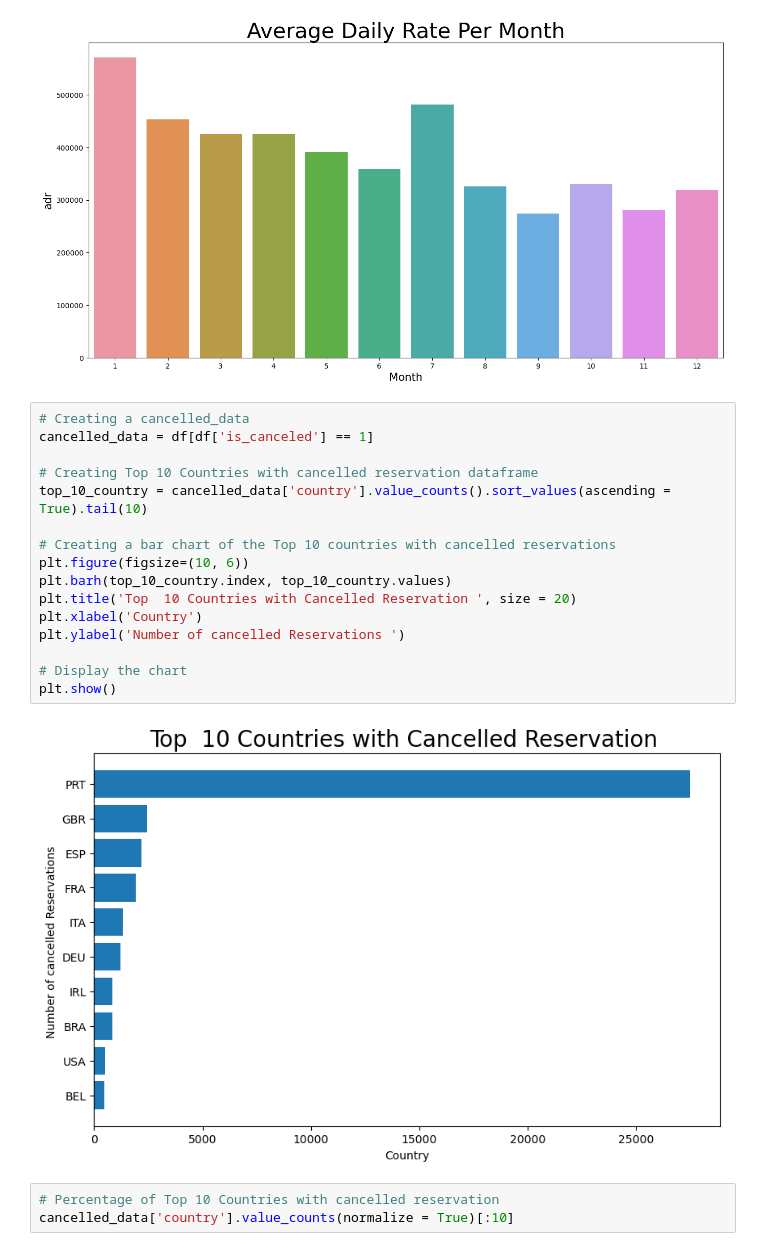
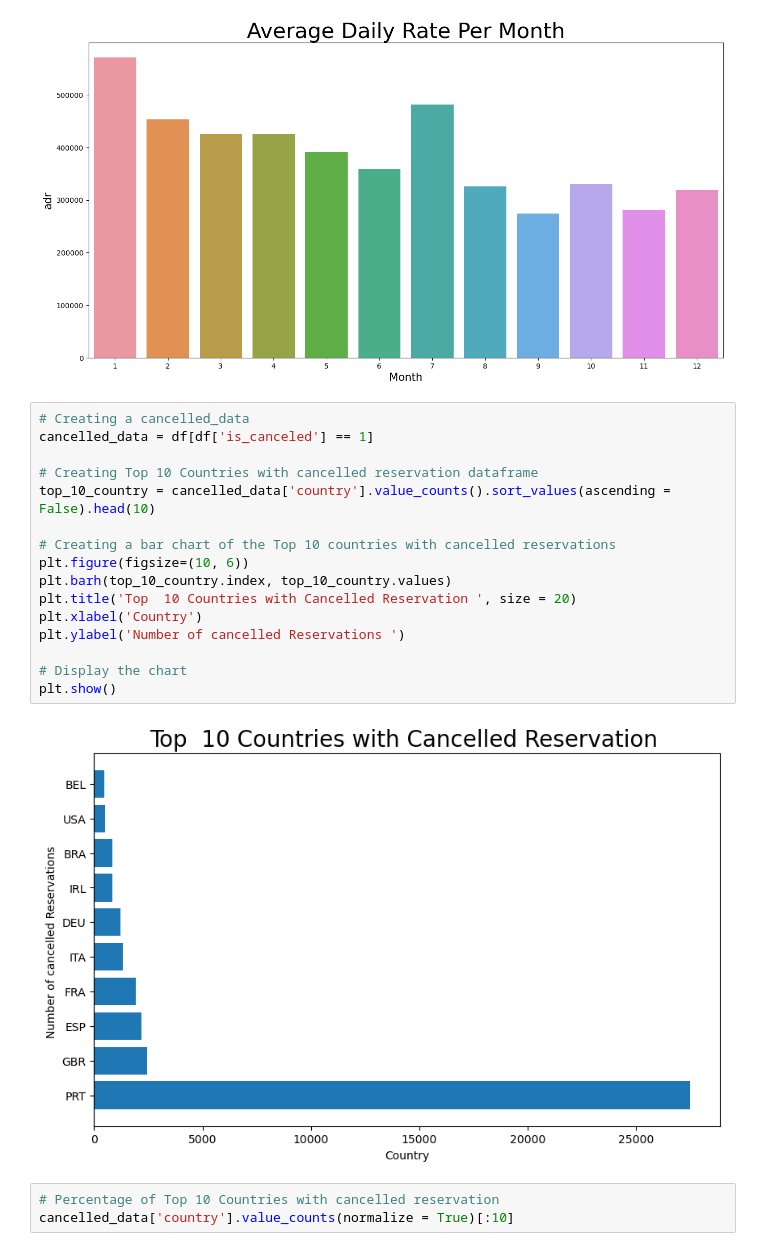
Before and after one commit to Assanatou-Bah/Hotel-Booking-Cancellation-Analysis, a Jupyter notebook: Hotel Bookings Cancellation Analysis.ipynb, the cells around one changed output. Saved outputs shown, nothing was run; the diff lists cells and outputs as text.

```diff
--- a/Hotel Bookings Cancellation Analysis.ipynb
+++ b/Hotel Bookings Cancellation Analysis.ipynb
@@ -351,21 +328,21 @@ plt.show()
 # %%
 # Creating a cancelled_data
 cancelled_data = df[df['is_canceled'] == 1]
 
 # Creating Top 10 Countries with cancelled reservation dataframe
-top_10_country = cancelled_data['country'].value_counts().sort_values(ascending = True).tail(10)
+top_10_country = cancelled_data['country'].value_counts().sort_values(ascending = False).head(10)
 
 # Creating a bar chart of the Top 10 countries with cancelled reservations
 plt.figure(figsize=(10, 6))
 plt.barh(top_10_country.index, top_10_country.values)
 plt.title('Top  10 Countries with Cancelled Reservation ', size = 20)
 plt.xlabel('Country')
 plt.ylabel('Number of cancelled Reservations ')
 
 # Display the chart
 plt.show()
 # %% [output]
-[figure, old version]
+[figure, new version]
 # %%
 # Percentage of Top 10 Countries with cancelled reservation
 cancelled_data['country'].value_counts(normalize = True)[:10]
```
Also changed, not shown: parts of 5 cells of this notebook, 2 other files.
